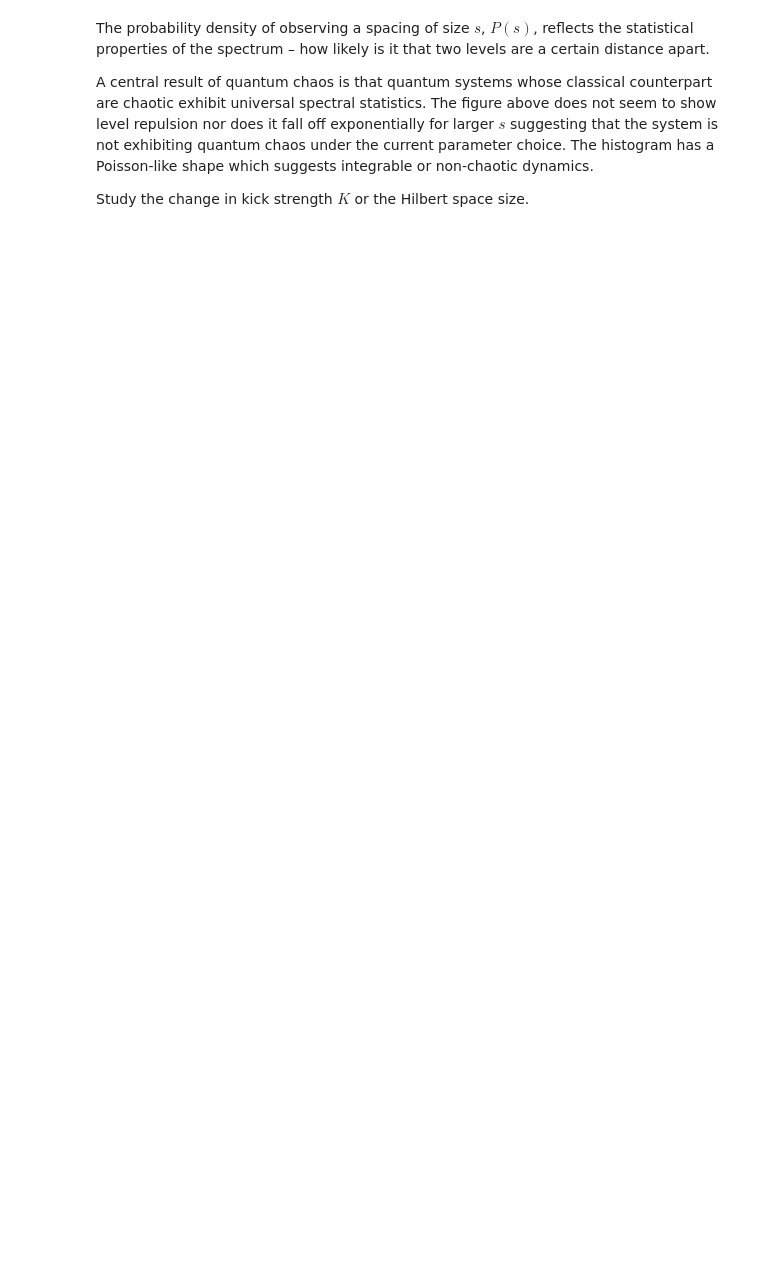
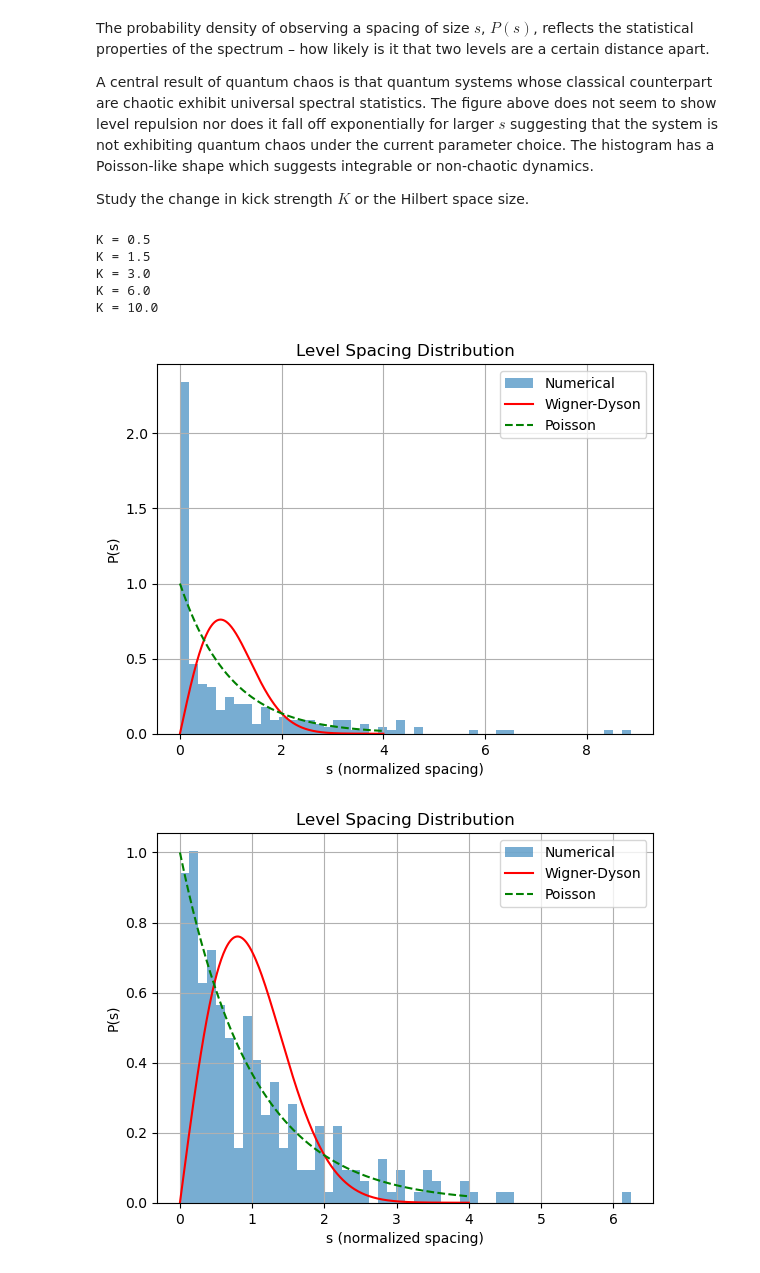
Before and after one commit to zaidakrawi/qhaos, a Jupyter notebook: examples/kicked_rotor_demo.ipynb, the cells around one changed output. Saved outputs shown, nothing was run; the diff lists cells and outputs as text; code cells hidden in the pictures; blank space fills up the shorter version.

```diff
--- a/examples/kicked_rotor_demo.ipynb
+++ b/examples/kicked_rotor_demo.ipynb
@@ -37,3 +38,23 @@ The probability density of observing a spacing of size $s$, $P(s)$, reflects the
 A central result of quantum chaos is that quantum systems whose classical counterpart are chaotic exhibit universal spectral statistics. The figure above does not seem to show level repulsion nor does it fall off exponentially for larger $s$ suggesting that the system is not exhibiting quantum chaos under the current parameter choice. The histogram has a Poisson-like shape which suggests integrable or non-chaotic dynamics.
 
 Study the change in kick strength $K$ or the Hilbert space size.
+# %%
+K_values = [0.5, 1.5, 3.0, 6.0, 10.0]
+N = 256
+hbar = 2*np.pi/N
+
+for K in K_values:
+    U = floquet_operator(N, K, hbar)
+    eigenphases = np.angle(np.linalg.eigvals(U))
+    spacings = level_spacings(eigenphases)
+
+    print(f"K = {K}")
+    plot_level_spacing_distribution(spacings)
+# %% [output]
+K = 0.5
+K = 1.5
+K = 3.0
+K = 6.0
+K = 10.0
+[figure, added]
+[figure, added]
```
Also changed, not shown: parts of 4 cells of this notebook, 1 other file.
